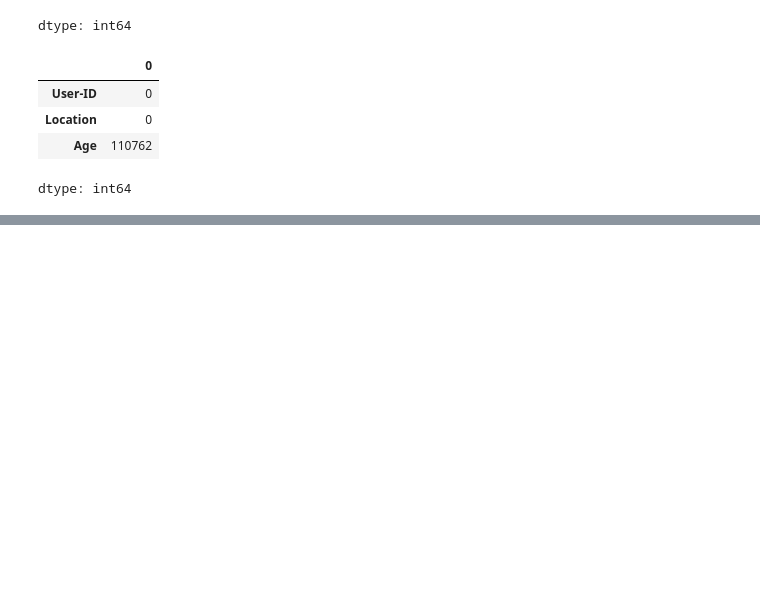
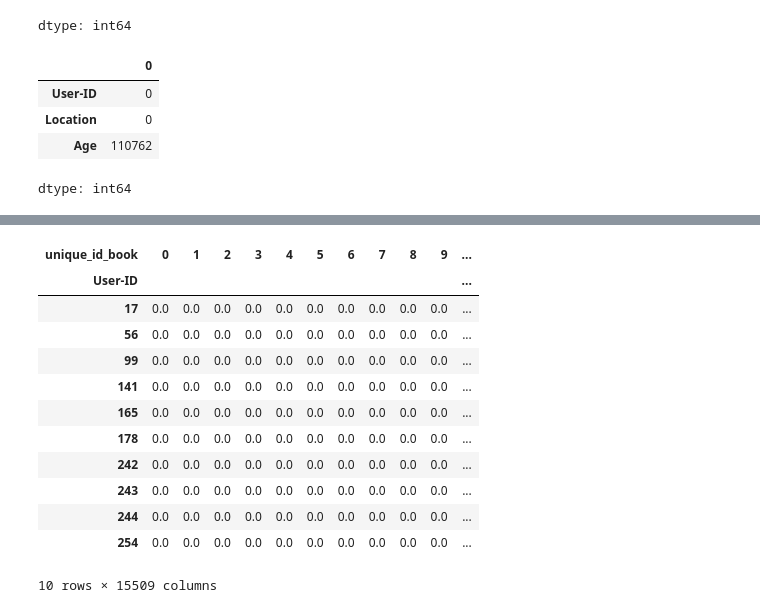
Before and after one commit to InvincibleCookie/Recommendation-system, a Jupyter notebook: models/BookRecommendationModel.ipynb, the cells around one changed output, grey strips where cells are left out. Cells and saved outputs as stored; diff of their text form; code cells hidden in the pictures; blank space fills up the shorter version.

Commit message:
Added book-user rating processing and prediction logic

```diff
--- a/models/BookRecommendationModel.ipynb
+++ b/models/BookRecommendationModel.ipynb
@@ -4,6 +5,6 @@ import pandas as pd
 # %%
 book_df = pd.read_csv('Books.csv')
-ratings_df = pd.read_csv('Ratings.csv').sample(40000)
+ratings_df = pd.read_csv('Ratings.csv').sample(60000)
 user_df = pd.read_csv('Users.csv')
 # %%
 book_df.info()
@@ -57,6 +58,8 @@ ratings_df.isnull().sum()
 | ISBN | 0 |
 | Book-Rating | 0 |
 dtype: int64
+# %%
+ratings_df = ratings_df[ratings_df['Book-Rating'] != 0]
 # %%
 book_df.isnull().sum()
 # %% [output]
@@ -84,0 +116,5 @@ user_rating_df = ratings_df.merge(user_df, left_on = 'User-ID', right_on = 'User
+# %%
+book_user_rating = book_df.merge(user_rating_df, left_on = 'ISBN', right_on = 'ISBN')
+book_user_rating = book_user_rating[['ISBN', 'Book-Title', 'Book-Author', 'User-ID', 'Book-Rating']]
+book_user_rating.reset_index(drop=True, inplace=True)
+book_user_rating.head(10)
@@ -84,0 +137,6 @@ user_rating_df = ratings_df.merge(user_df, left_on = 'User-ID', right_on = 'User
+# %%
+d ={}
+for i,j in enumerate(book_user_rating.ISBN.unique()):
+    d[j] =i
+book_user_rating['unique_id_book'] = book_user_rating['ISBN'].map(d)
+book_user_rating.head(10)
@@ -84,0 +155,19 @@ user_rating_df = ratings_df.merge(user_df, left_on = 'User-ID', right_on = 'User
+# %%
+users_books_pivot_matrix_df = book_user_rating.pivot(index='User-ID',
+                                                        columns='unique_id_book',
+                                                        values='Book-Rating').fillna(0)
+users_books_pivot_matrix_df.head(10)
+# %% [output]
+| unique_id_book | 0 | 1 | 2 | 3 | 4 | 5 | 6 | 7 | 8 | 9 | ... |
+| User-ID |  |  |  |  |  |  |  |  |  |  | ... |
+| 17 | 0.0 | 0.0 | 0.0 | 0.0 | 0.0 | 0.0 | 0.0 | 0.0 | 0.0 | 0.0 | ... |
+| 56 | 0.0 | 0.0 | 0.0 | 0.0 | 0.0 | 0.0 | 0.0 | 0.0 | 0.0 | 0.0 | ... |
+| 99 | 0.0 | 0.0 | 0.0 | 0.0 | 0.0 | 0.0 | 0.0 | 0.0 | 0.0 | 0.0 | ... |
+| 141 | 0.0 | 0.0 | 0.0 | 0.0 | 0.0 | 0.0 | 0.0 | 0.0 | 0.0 | 0.0 | ... |
+| 165 | 0.0 | 0.0 | 0.0 | 0.0 | 0.0 | 0.0 | 0.0 | 0.0 | 0.0 | 0.0 | ... |
+| 178 | 0.0 | 0.0 | 0.0 | 0.0 | 0.0 | 0.0 | 0.0 | 0.0 | 0.0 | 0.0 | ... |
+| 242 | 0.0 | 0.0 | 0.0 | 0.0 | 0.0 | 0.0 | 0.0 | 0.0 | 0.0 | 0.0 | ... |
+| 243 | 0.0 | 0.0 | 0.0 | 0.0 | 0.0 | 0.0 | 0.0 | 0.0 | 0.0 | 0.0 | ... |
+| 244 | 0.0 | 0.0 | 0.0 | 0.0 | 0.0 | 0.0 | 0.0 | 0.0 | 0.0 | 0.0 | ... |
+| 254 | 0.0 | 0.0 | 0.0 | 0.0 | 0.0 | 0.0 | 0.0 | 0.0 | 0.0 | 0.0 | ... |
+10 rows × 15509 columns
```
Also changed, not shown: parts of 13 cells of this notebook.
